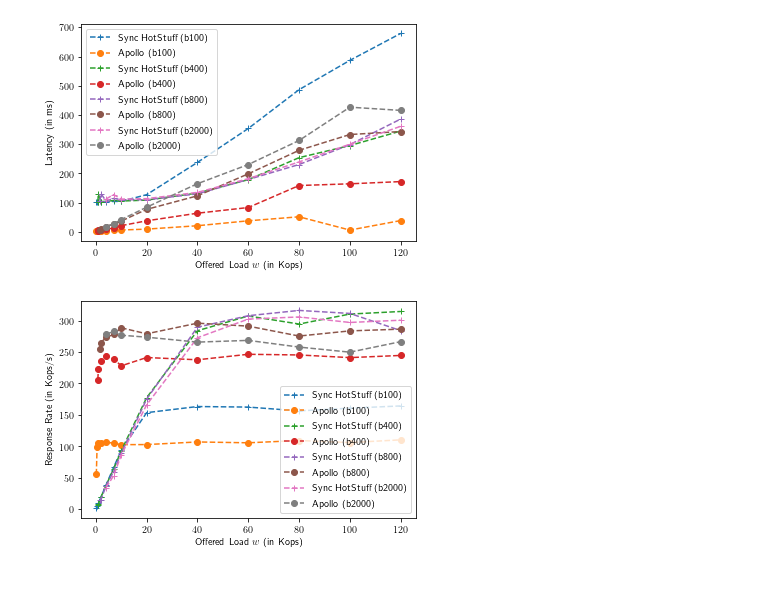
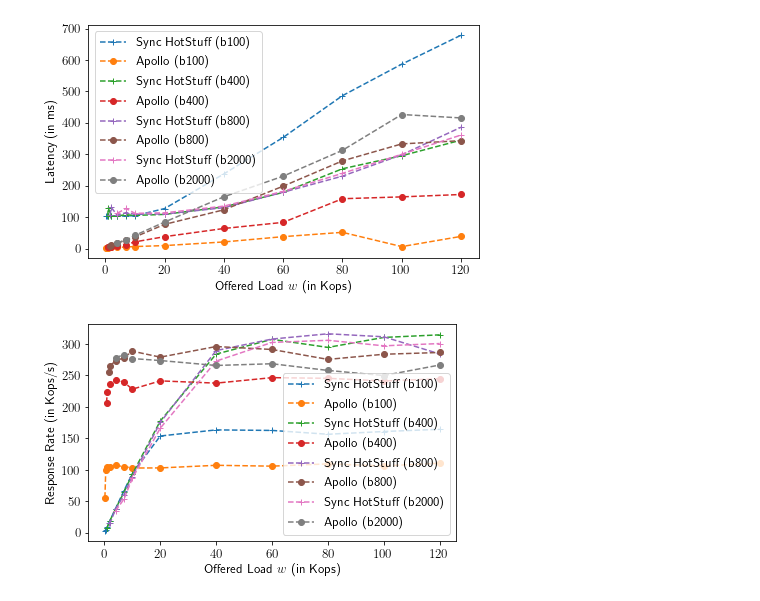
Before and after one commit to libdist-rs/libchatter-rs, a Jupyter notebook: scripts/throughput-vs-latency/vary-b/plot-exp.ipynb, the cells around one changed output. Cells and saved outputs as stored; diff of their text form; code cells hidden in the pictures.

```diff
--- a/scripts/throughput-vs-latency/vary-b/plot-exp.ipynb
+++ b/scripts/throughput-vs-latency/vary-b/plot-exp.ipynb
@@ -104,6 +104,9 @@ with open(f"{ROOT}/data/Jan17/c5/vary-b/b{BlockSize}-{Protocol}-run-cleaned.csv"
         apl_b2000_lat.append(float(row[2]))
 # %%
 plt.rc('text',usetex=True)
+
+plt.rcParams["figure.figsize"] =(6.6, 4)
+plt.rcParams.update({'font.size': 13})
 
 plt.plot(shs_b100_tput,shs_b100_lat, label="Sync HotStuff (b100)", linestyle='--', marker='+')
 plt.plot(apl_b100_tput,apl_b100_lat, label="Apollo (b100)", linestyle='--', marker='o')
@@ -128,28 +131,34 @@ plt.savefig("Tput-vs-latency-for-diff-b.pdf", bbox_inches="tight")
 # %%
 plt.rc('text',usetex=True)
+
+# plt.rcParams["figure.figsize"] =(7, 4.3)
+plt.rcParams.update({'font.size': 13})
 
 plt.plot(shs_b100_w,shs_b100_lat, label="Sync HotStuff (b100)", linestyle='--', marker='+')
 plt.plot(apl_b100_w,apl_b100_lat, label="Apollo (b100)", linestyle='--', marker='o')
 
 plt.plot(shs_b400_w,shs_b400_lat, label="Sync HotStuff (b400)", linestyle='--', marker='+')
 plt.plot(apl_b400_w,apl_b400_lat, label="Apollo (b400)", linestyle='--', marker='o')
 
 plt.plot(shs_b800_w,shs_b800_lat, label="Sync HotStuff (b800)", linestyle='--', marker='+')
 plt.plot(apl_b800_w,apl_b800_lat, label="Apollo (b800)", linestyle='--', marker='o')
 
 plt.plot(shs_b2000_w,shs_b2000_lat, label="Sync HotStuff (b2000)", linestyle='--', marker='+')
 plt.plot(apl_b2000_w,apl_b2000_lat, label="Apollo (b2000)", linestyle='--', marker='o')
 
 plt.legend()
 plt.xlabel("Offered Load $w$ (in Kops)")
 plt.ylabel("Latency (in ms)")
 # plt.show()
 # plt.xticks(log_points)
 plt.savefig("Latency-vs-w-for-diff-b.pdf", bbox_inches="tight")
 # %% [output]
-[figure, old version]
+[figure, new version]
 # %%
 plt.rc('text',usetex=True)
+
+# plt.rcParams["figure.figsize"] =(6.6, 4)
+plt.rcParams.update({'font.size': 13})
 
 plt.plot(shs_b100_w,shs_b100_tput, label="Sync HotStuff (b100)", linestyle='--', marker='+')
 plt.plot(apl_b100_w,apl_b100_tput, label="Apollo (b100)", linestyle='--', marker='o')
@@ -168,6 +177,6 @@ plt.xlabel("Offered Load $w$ (in Kops)")
 plt.ylabel("Response Rate (in Kops/s)")
 # plt.show()
 # plt.xticks(log_points)
-plt.savefig("Tput-vs-w-for-diff-b.pdf")
+plt.savefig("Tput-vs-w-for-diff-b.pdf", bbox_inches="tight")
 # %% [output]
-[figure, old version]
+[figure, new version]
```
Also changed, not shown: parts of 1 cell of this notebook, 24 other files.
